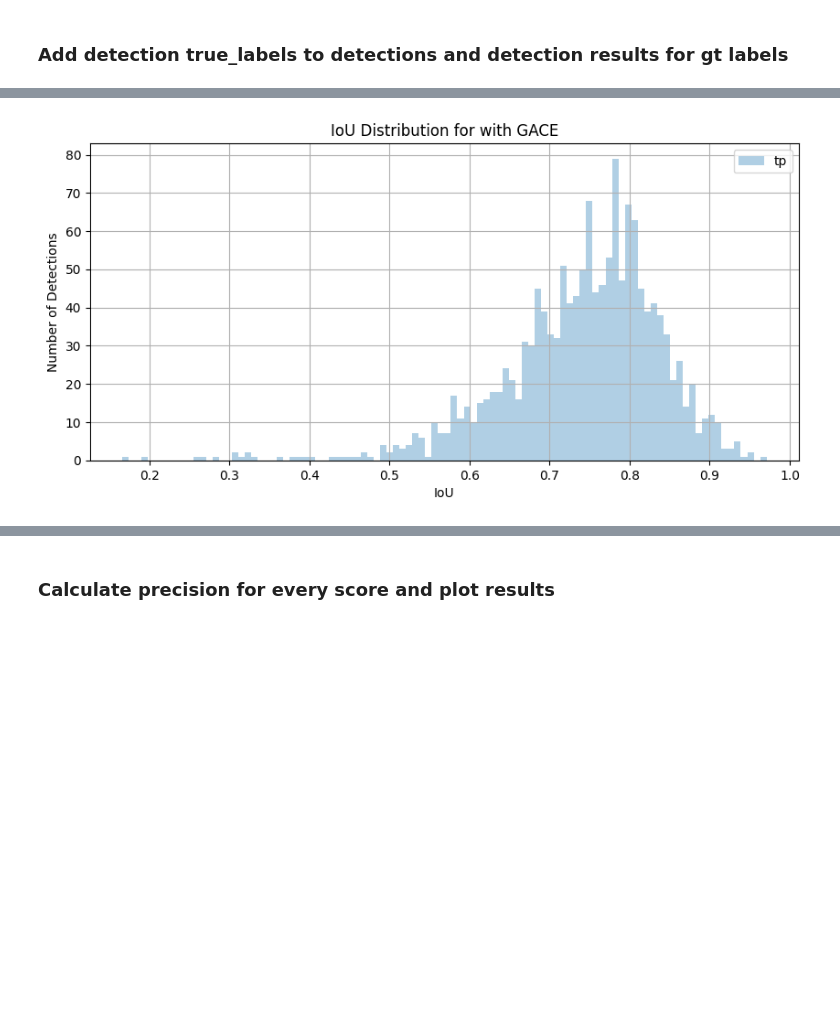
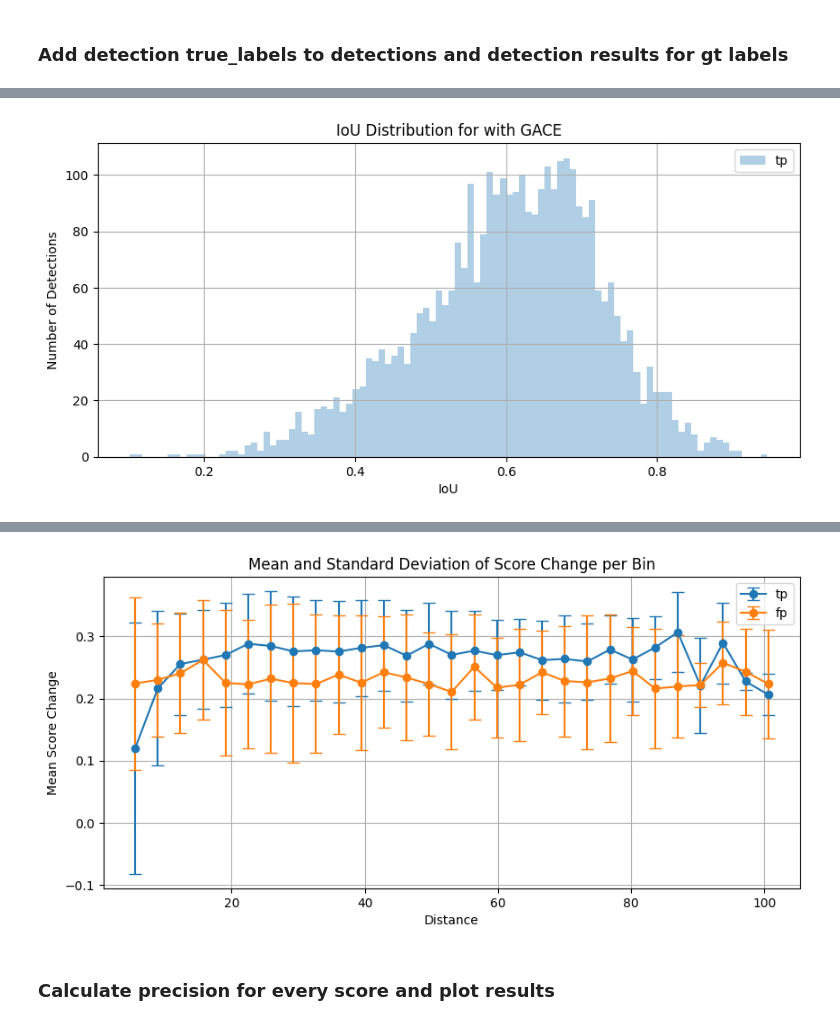
Before and after one commit to griesbchr/3DTrans, a Jupyter notebook: tools/misc/selftraining/analyze_detresults_pseudolabels.ipynb, the cells around one changed output, grey strips where cells are left out. Cells and saved outputs as stored; diff of their text form; code cells hidden in the pictures; blank space fills up the shorter version.

```diff
--- a/tools/misc/selftraining/analyze_detresults_pseudolabels.ipynb
+++ b/tools/misc/selftraining/analyze_detresults_pseudolabels.ipynb
@@ -658,7 +715,7 @@ Try using .loc[row_indexer,col_indexer] = value instead
 See the caveats in the documentation: https://pandas.pydata.org/pandas-docs/stable/user_guide/indexing.html#returning-a-view-versus-a-copy
   gt_labels[f'detected_{iou_threshold}'] = gt_labels['iou'] >= iou_threshold
 # %%
-clss = "Cyclist"
+clss = "Pedestrian"
 detections_class = detections[detections['name'] == clss]
 detections_gace = detections_class[detections_class['with_gace'] == True]
 detections_no_gace = detections_class[detections_class['with_gace'] == False]
@@ -670,5 +727,21 @@ print("")
 print("detected frames")
 print(len(detections_gace["frame_id"].unique()))
 print(len(detections_no_gace["frame_id"].unique()))
+
+pos_scorethreshmap = {
+    "Vehicle": 0.85,
+    "Pedestrian": 0.75,
+    "Cyclist": 0.85,
+    "Truck": 0.90,
+}
+neg_scorethreshmap = {
+    "Vehicle": 0.3,
+    "Pedestrian": 0.4,
+    "Cyclist": 0.5,
+    "Truck": 0.60,
+}
+
+pos_score_thresh = pos_scorethreshmap[clss]
+neg_score_thresh = neg_scorethreshmap[clss]
 # %% [output]
 detected objects
@@ -769,10 +851,8 @@ plt.ylabel("Number of Detections")
 plt.title("IoU Distribution for with GACE")
 plt.show()
 
-#mean and std of score change for bin
-# Define bin edges (adjust the range and bin size as needed)
 
-#mean and std of score change for bin
+###plotting score change over score###
 # Define bin edges (adjust the range and bin size as needed)
 min_score = detections_gace['prev_score'].min()
 max_score = detections_gace['prev_score'].max()
@@ -825,4 +905,59 @@ plt.grid(True)
 plt.legend()
 # Display the plot
 plt.show()
+
+
+###plotting score change over distance###
+# Define bin edges (adjust the range and bin size as needed)
+min_range = detections_gace['range'].min()
+max_range = detections_gace['range'].max()
+bin_edges = np.linspace(min_range, max_range, num=30)
+
+# Bin the data
+binned_indices_tp = pd.cut(detections_gace_tp['range'], bins=bin_edges, include_lowest=True, labels=False)
+grouped_tp = detections_gace_tp.groupby(binned_indices_tp)
+binned_indices_fp = pd.cut(detections_gace_fp['range'], bins=bin_edges, include_lowest=True, labels=False)
+grouped_fp = detections_gace_fp.groupby(binned_indices_fp)
+
+#check for bins without values
+bins = binned_indices_fp.unique()
+bins.sort()
+
+
+# Calculate mean and standard deviation for each bin
+mean_scores_tp = grouped_tp['score_change'].mean()
+std_devs_tp = grouped_tp['score_change'].std()
+mean_scores_fp = grouped_fp['score_change'].mean()
+std_devs_fp = grouped_fp['score_change'].std()
+
+# Collect scores for each bin for boxplots
+binned_scores_tp = [group['score_change'].values for _, group in grouped_tp]
+binned_scores_fp = [group['score_change'].values for _, group in grouped_fp]
+
+# Midpoints of bins for plotting
+bin_midpoints = (bin_edges[:-1] + bin_edges[1:]) / 2
+
+# Plotting
+plt.figure(figsize=(10, 4.5))
+if len(mean_scores_tp) != len(bin_midpoints):
+    len_diff = len(bin_midpoints) - len(mean_scores_tp)
+    mean_scores_tp = np.append(mean_scores_tp, np.zeros(len_diff))
+    std_devs_tp = np.append(std_devs_tp, np.zeros(len_diff))
+plt.errorbar(bin_midpoints, mean_scores_tp, yerr=std_devs_tp, fmt='-o', capsize=5, label="tp")
+
+if len(mean_scores_fp) != len(bin_midpoints):
+    len_diff = len(bin_midpoints) - len(mean_scores_fp)
+    mean_scores_fp = np.append(mean_scores_fp, np.zeros(len_diff))
+    std_devs_fp = np.append(std_devs_fp, np.zeros(len_diff))
+
+plt.errorbar(bin_midpoints, mean_scores_fp, yerr=std_devs_fp, fmt='-o', capsize=5, label="fp")
+
+# Labels and Titles
+plt.xlabel('Distance')
+plt.ylabel('Mean Score Change')
+plt.title('Mean and Standard Deviation of Score Change per Bin')
+plt.grid(True)
+plt.legend()
+# Display the plot
+plt.show()
 # %% [output]
@@ -831 +966 @@ plt.show()
-[figure, old version]
+[figure, new version]
@@ -833,3 +968,4 @@ plt.show()
+[figure, added]
 # %% [markdown]
 ### Calculate precision for every score and plot results
 # %%
```
Also changed, not shown: parts of 16 cells of this notebook, 9 other files.
